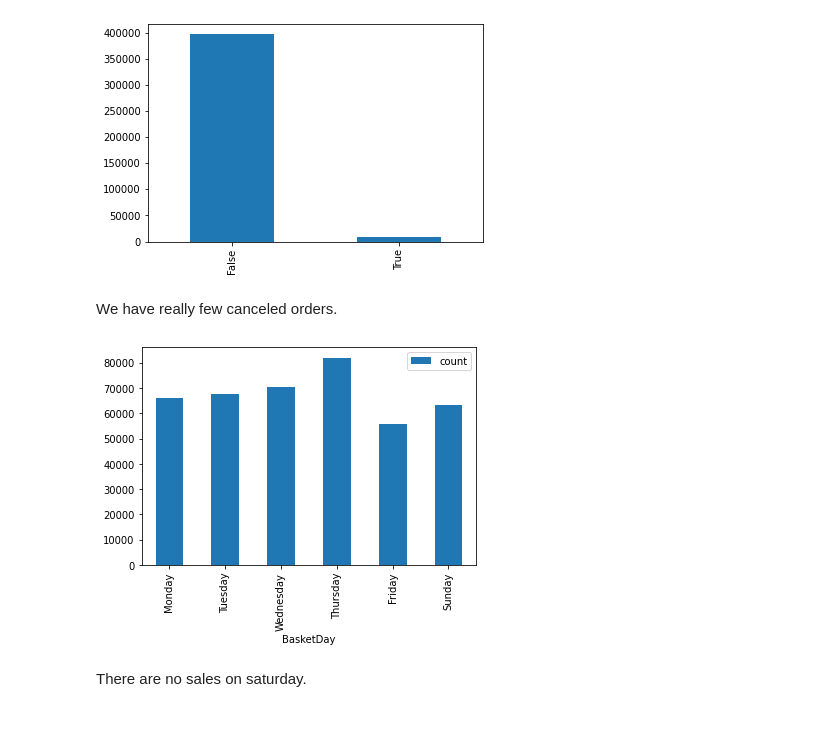
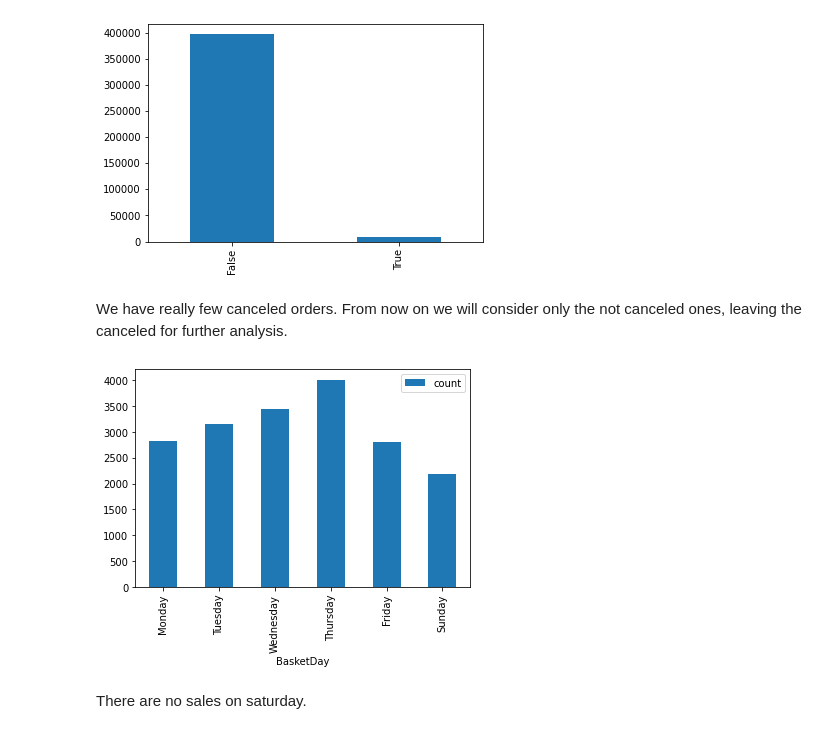
Before and after one commit to michelezoncheddu/data-mining-project, a Jupyter notebook: 1_Data_preparation.ipynb, the cells around one changed output. Cells and saved outputs as stored; diff of their text form; code cells hidden in the pictures.

```diff
--- a/1_Data_preparation.ipynb
+++ b/1_Data_preparation.ipynb
@@ -320,5 +319,5 @@ df[df['Total'] > 35000]
 ax = df['Canceled'].value_counts().plot(kind='bar')
 # %% [output]
 [figure]
-# %% [markdown]
-We have really few canceled orders.
+# %% [markdown]
+We have really few canceled orders. From now on we will consider only the not canceled ones, leaving the canceled for further analysis.
@@ -325,8 +330,11 @@ We have really few canceled orders.
 # %%
-df['weekday_num'] = df['BasketDate'].dt.dayofweek
-df_grouped = (df.groupby(['weekday_num', 'BasketDay']).size().reset_index(name="count"))
+df_grouped = main_data.groupby(['BasketID', 'BasketDate', 'BasketDay'], as_index=False).agg({'CustomerID': 'count'})
+del df_grouped['CustomerID']  # Dummy field.
+df_grouped['weekday_num'] = df_grouped['BasketDate'].dt.dayofweek
+df_grouped = (df_grouped.groupby(['weekday_num', 'BasketDay']).size().reset_index(name="count"))
 df_grouped.plot.bar(x="BasketDay", y="count");
+del df_grouped['weekday_num']
 # %% [output]
-[figure, old version]
+[figure, new version]
 # %% [markdown]
 There are no sales on saturday.
```
Also changed, not shown: parts of 14 cells of this notebook.
